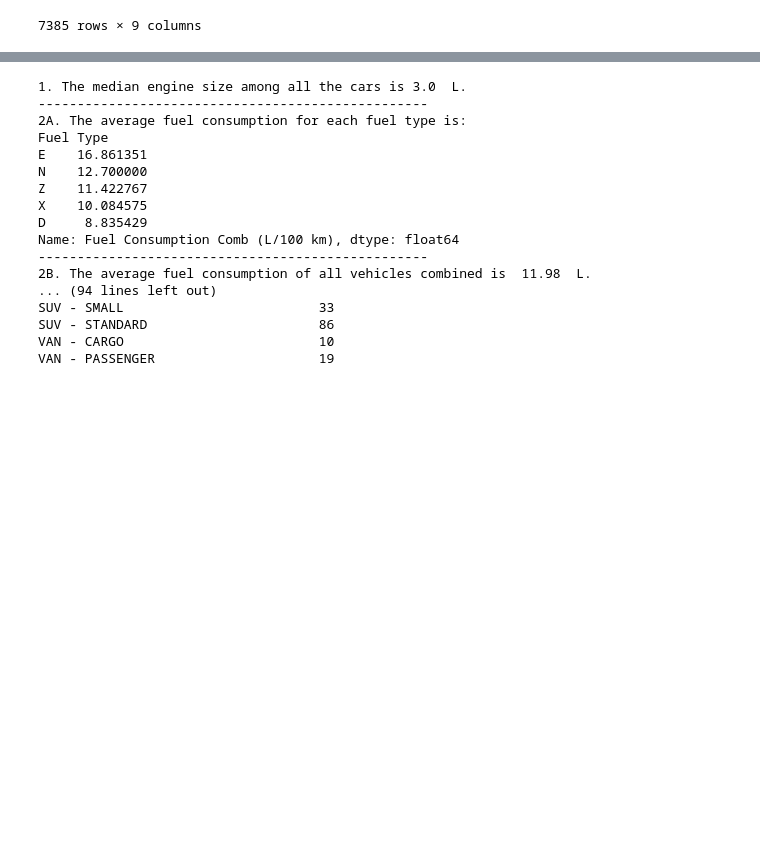
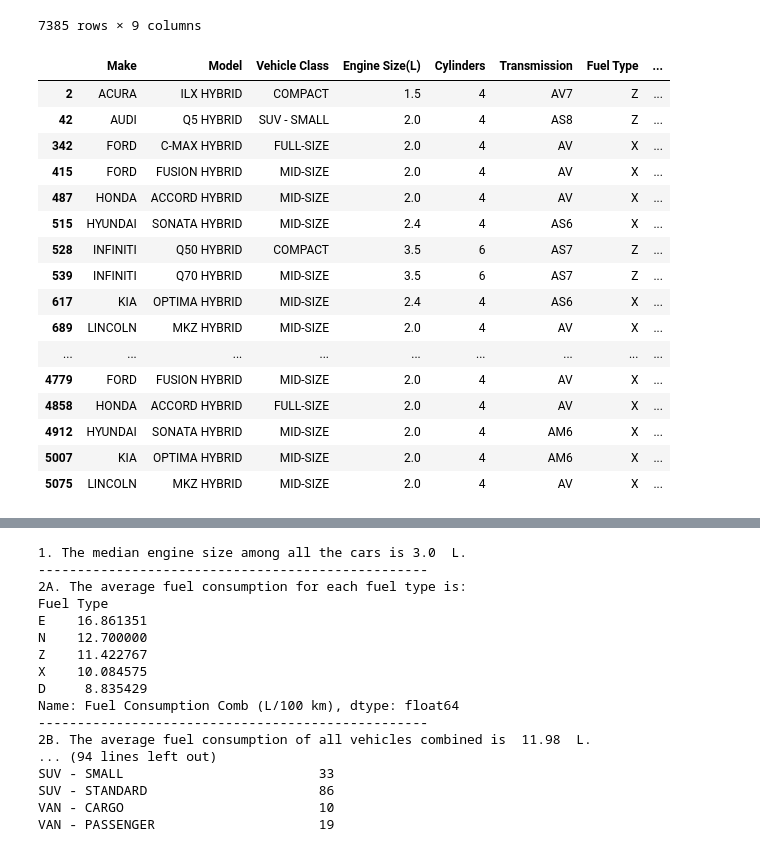
Before and after one commit to psomdeb25/Python_Competition_Datacamp, a Jupyter notebook: notebook.ipynb, the cells around one changed output, grey strips where cells are left out. Cells and saved outputs as stored; diff of their text form; code cells hidden in the pictures; blank space fills up the shorter version.

```diff
--- a/notebook.ipynb
+++ b/notebook.ipynb
@@ -59,4 +60,27 @@ cars
 | 7383 | VOLVO | XC90 T5 AWD | SUV - STANDARD | 2.0 | 4 | AS8 | Z | ... |
 | 7384 | VOLVO | XC90 T6 AWD | SUV - STANDARD | 2.0 | 4 | AS8 | Z | ... |
 7385 rows × 9 columns
+# %%
+# Preview only the hybrids
+hybrid = fnmatch.filter(cars['Model'], '* HYBRID')
+hybrid = cars[cars['Model'].isin(hybrid)]
+hybrid
+# %% [output]
+|  | Make | Model | Vehicle Class | Engine Size(L) | Cylinders | Transmission | Fuel Type | ... |
+| 2 | ACURA | ILX HYBRID | COMPACT | 1.5 | 4 | AV7 | Z | ... |
+| 42 | AUDI | Q5 HYBRID | SUV - SMALL | 2.0 | 4 | AS8 | Z | ... |
+| 342 | FORD | C-MAX HYBRID | FULL-SIZE | 2.0 | 4 | AV | X | ... |
+| 415 | FORD | FUSION HYBRID | MID-SIZE | 2.0 | 4 | AV | X | ... |
+| 487 | HONDA | ACCORD HYBRID | MID-SIZE | 2.0 | 4 | AV | X | ... |
+| 515 | HYUNDAI | SONATA HYBRID | MID-SIZE | 2.4 | 4 | AS6 | X | ... |
+| 528 | INFINITI | Q50 HYBRID | COMPACT | 3.5 | 6 | AS7 | Z | ... |
+| 539 | INFINITI | Q70 HYBRID | MID-SIZE | 3.5 | 6 | AS7 | Z | ... |
+| 617 | KIA | OPTIMA HYBRID | MID-SIZE | 2.4 | 4 | AS6 | X | ... |
+| 689 | LINCOLN | MKZ HYBRID | MID-SIZE | 2.0 | 4 | AV | X | ... |
+| ... | ... | ... | ... | ... | ... | ... | ... | ... |
+| 4779 | FORD | FUSION HYBRID | MID-SIZE | 2.0 | 4 | AV | X | ... |
+| 4858 | HONDA | ACCORD HYBRID | FULL-SIZE | 2.0 | 4 | AV | X | ... |
+| 4912 | HYUNDAI | SONATA HYBRID | MID-SIZE | 2.0 | 4 | AM6 | X | ... |
+| 5007 | KIA | OPTIMA HYBRID | MID-SIZE | 2.0 | 4 | AM6 | X | ... |
+| 5075 | LINCOLN | MKZ HYBRID | MID-SIZE | 2.0 | 4 | AV | X | ... |
 # %% [markdown]
```
Also changed, not shown: parts of 19 cells of this notebook.
